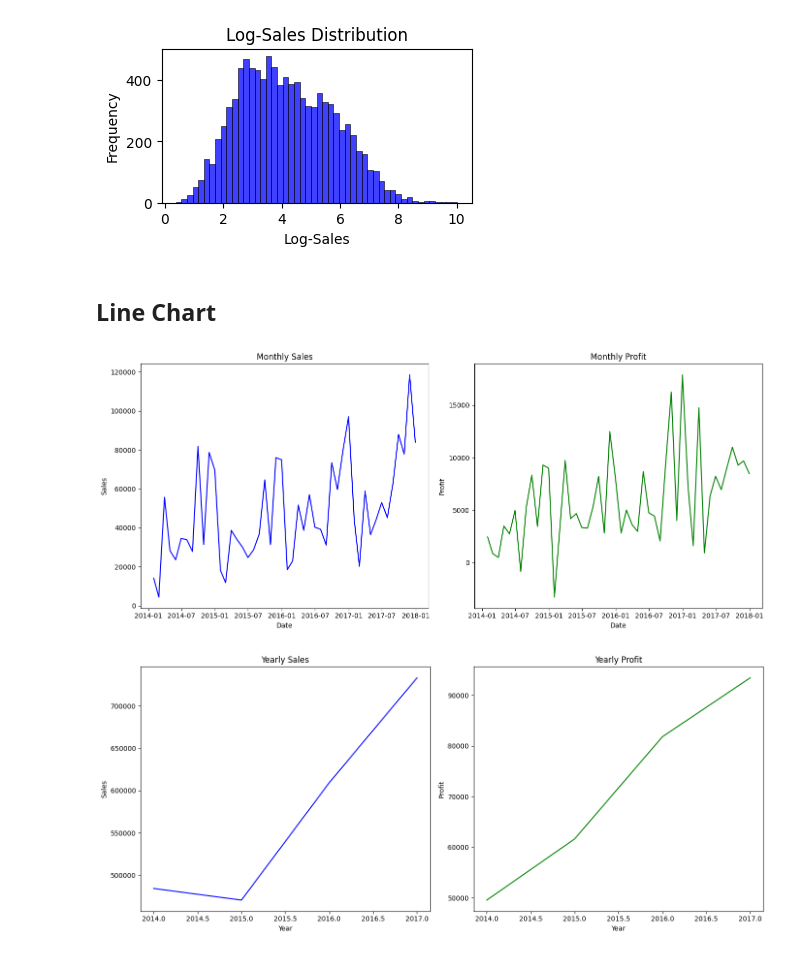
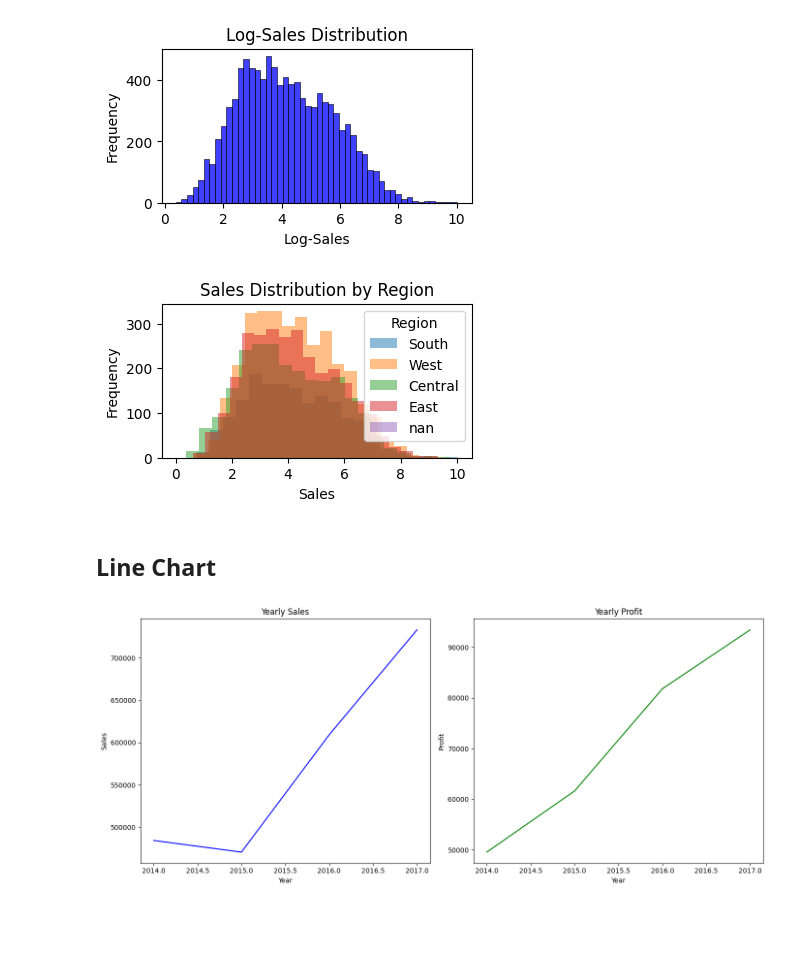
Before and after one commit to rezashokrzad/Youtube_2023, a Jupyter notebook: DataVisualization_RezaShokrzad.ipynb, the cells around one changed output. Drawn from its saved outputs; the diff is of its cells as text; code cells hidden in the pictures; blank space fills up the shorter version.

```diff
--- a/DataVisualization_RezaShokrzad.ipynb
+++ b/DataVisualization_RezaShokrzad.ipynb
@@ -127,6 +166,23 @@ plt.ylabel('Frequency')
 plt.show()
 # %% [output]
 [figure]
+# %%
+# Plot a histogram of sales for each region
+plt.figure(figsize=(4, 2), dpi=100)
+regions = df['Region'].unique()  # Get unique regions from the dataset
+
+# Iterate over each region and plot a histogram
+for region in regions:
+    region_sales = df[df['Region'] == region]['Sales']  # Filter sales data for the current region
+    plt.hist(np.log1p(region_sales), bins=20, alpha=0.5, label=region)  # Plot histogram for the current region
+
+plt.title('Sales Distribution by Region')
+plt.xlabel('Sales')
+plt.ylabel('Frequency')
+plt.legend(title='Region')
+plt.show()
+# %% [output]
+[figure, added]
 # %% [markdown]
 ## Line Chart
 # %%
@@ -140,25 +196,25 @@ df.set_index('Order Date', inplace=True)
 monthly_data = df.resample('M').sum()
 
 # Create figure and axes
-fig, ax = plt.subplots(nrows=1, ncols=2, figsize=(14, 6))
+fig, ax = plt.subplots(nrows=1, ncols=2, figsize=(10, 4))
 
 # Plot sales
 ax[0].plot(monthly_data.index, monthly_data['Sales'], color='blue')
 ax[0].set_title('Monthly Sales')
 ax[0].set_xlabel('Date')
 ax[0].set_ylabel('Sales')
+ax[0].tick_params(axis='x', rotation=45)
 
 # Plot profit
 ax[1].plot(monthly_data.index, monthly_data['Profit'], color='green')
 ax[1].set_title('Monthly Profit')
 ax[1].set_xlabel('Date')
 ax[1].set_ylabel('Profit')
+ax[1].tick_params(axis='x', rotation=45)
 
 # Show the plot
 plt.tight_layout()
 plt.show()
-# %% [output]
-[figure, removed]
 # %%
 # Resample by year and sum sales and profit
 yearly_data = df.resample('Y').sum()
```
Also changed, not shown: parts of 9 cells of this notebook, 1 other file.
